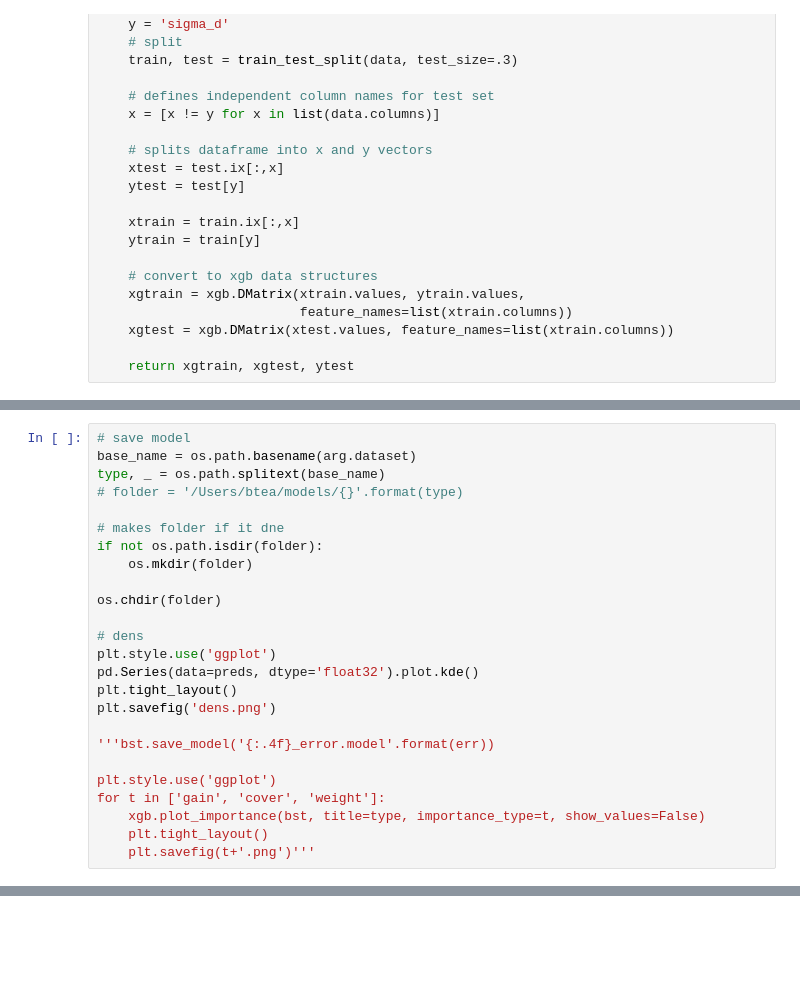
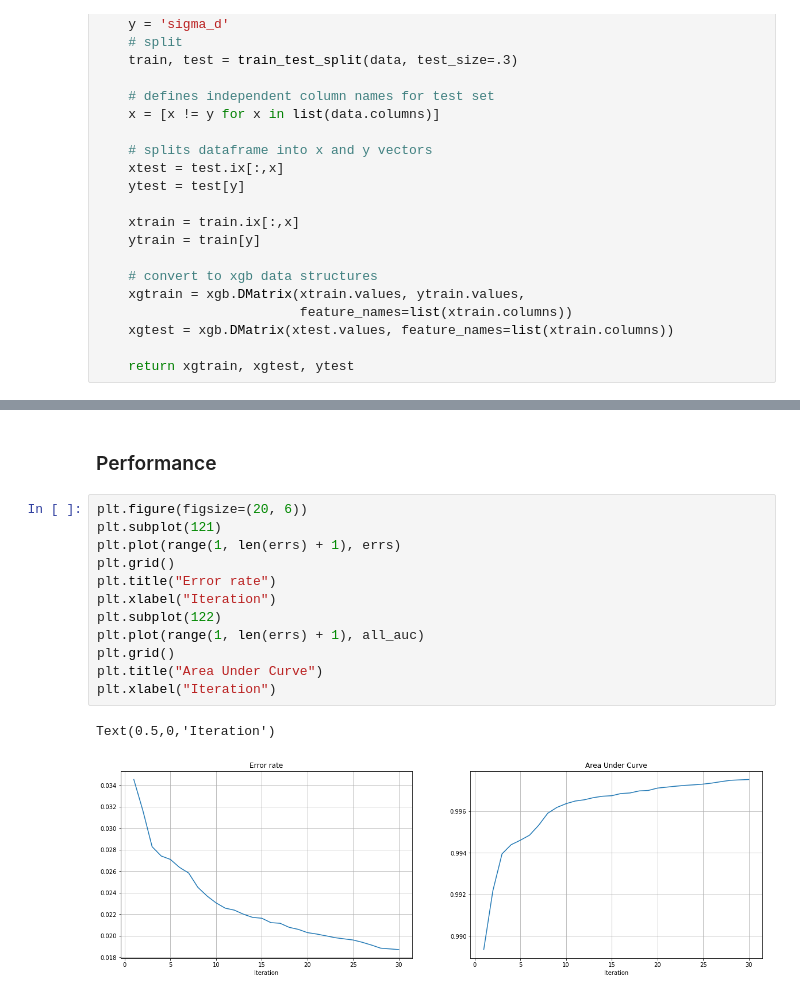
Before and after one commit to yoavfreund/Bathymetry, a Jupyter notebook: xgboost/xgsea.ipynb, the cells around one changed output, grey strips where cells are left out. Drawn from its saved outputs; the diff is of its cells as text; blank space fills up the shorter version.

Commit message:
added some figures for the meeting

```diff
--- a/xgboost/xgsea.ipynb
+++ b/xgboost/xgsea.ipynb
@@ -200,25 +214,0 @@ plt.legend();
-# %%
-# save model
-base_name = os.path.basename(arg.dataset)
-type, _ = os.path.splitext(base_name)
-# folder = '/Users/btea/models/{}'.format(type)
-
-# makes folder if it dne
-if not os.path.isdir(folder):
-    os.mkdir(folder)
-
-os.chdir(folder)
-
-# dens
-plt.style.use('ggplot')
-pd.Series(data=preds, dtype='float32').plot.kde()
-plt.tight_layout()
-plt.savefig('dens.png')
-
-'''bst.save_model('{:.4f}_error.model'.format(err))
-
-plt.style.use('ggplot')
-for t in ['gain', 'cover', 'weight']:
-    xgb.plot_importance(bst, title=type, importance_type=t, show_values=False)
-    plt.tight_layout()
-    plt.savefig(t+'.png')'''
@@ -224,0 +242,17 @@ for t in ['gain', 'cover', 'weight']:
+# %% [markdown]
+### Performance
+# %%
+plt.figure(figsize=(20, 6))
+plt.subplot(121)
+plt.plot(range(1, len(errs) + 1), errs)
+plt.grid()
+plt.title("Error rate")
+plt.xlabel("Iteration")
+plt.subplot(122)
+plt.plot(range(1, len(errs) + 1), all_auc)
+plt.grid()
+plt.title("Area Under Curve")
+plt.xlabel("Iteration")
+# %% [output]
+Text(0.5,0,'Iteration')
+[figure, added]
```
Also changed, not shown: parts of 21 cells of this notebook, 1 other file.
